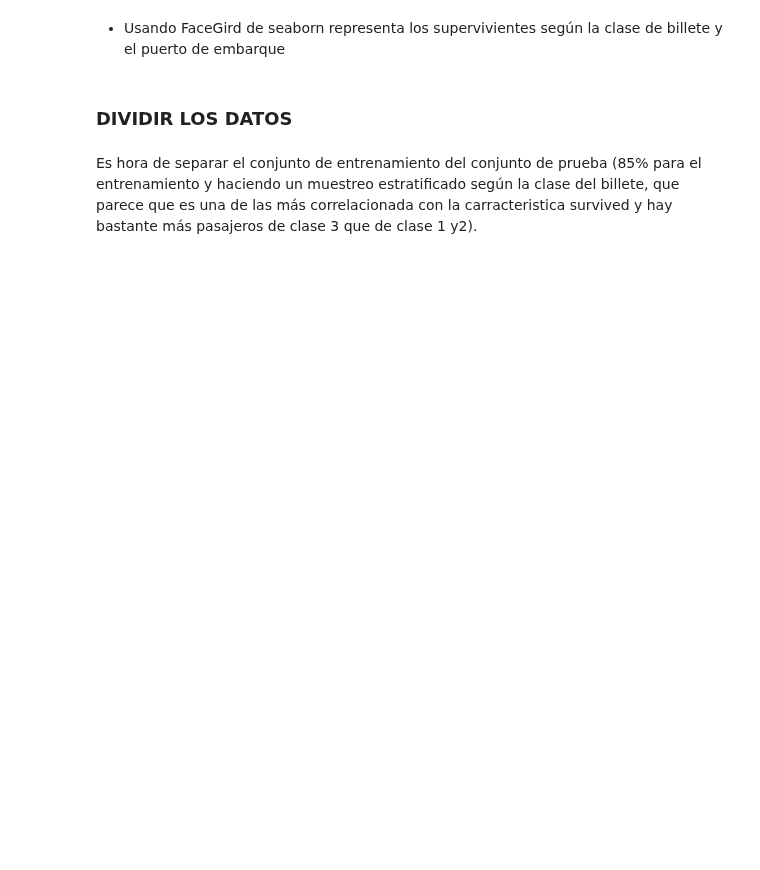
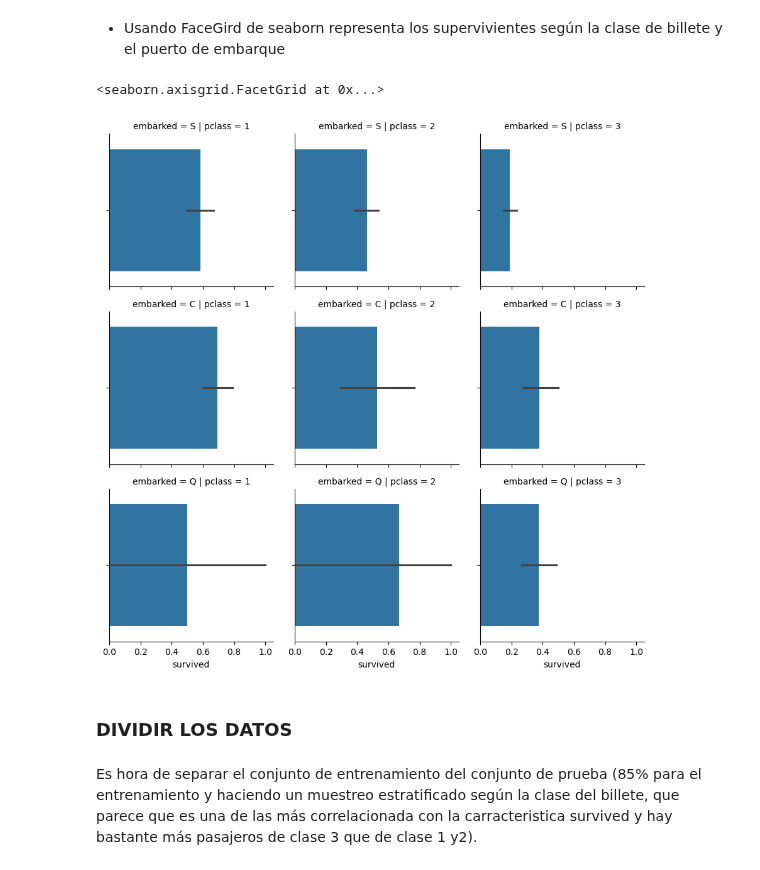
Before and after one commit to Elena2332/iabd, a Jupyter notebook: ia/sapa/2_4Ejercicios.ipynb, the cells around one changed output. Cells and saved outputs as stored; diff of their text form; code cells hidden in the pictures; blank space fills up the shorter version.

```diff
--- a/ia/sapa/2_4Ejercicios.ipynb
+++ b/ia/sapa/2_4Ejercicios.ipynb
@@ -240,5 +330,11 @@ Vamos a seguir explorando los datos haciendo algún gráfico más:
 # %% [markdown]
 - Usando FaceGird de seaborn representa los supervivientes según la clase de billete y el puerto de embarque
+# %%
+g = sns.FacetGrid(df_tit_cribado, row='embarked', col='pclass')  #, col='embarked', hue='sex'
+g.map(sns.barplot, 'survived')
+# %% [output]
+<seaborn.axisgrid.FacetGrid at 0x...>
+[figure, added]
 # %% [markdown]
 ### DIVIDIR LOS DATOS
 # %% [markdown]
```
Also changed, not shown: parts of 15 cells of this notebook.
